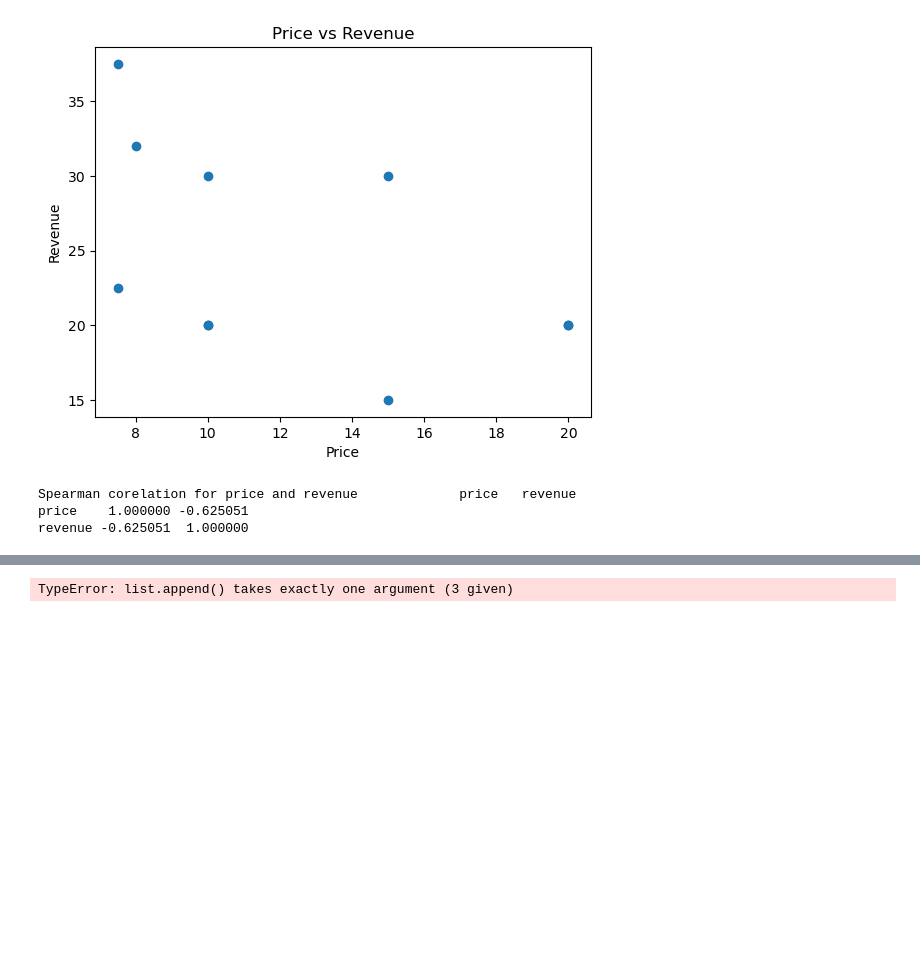
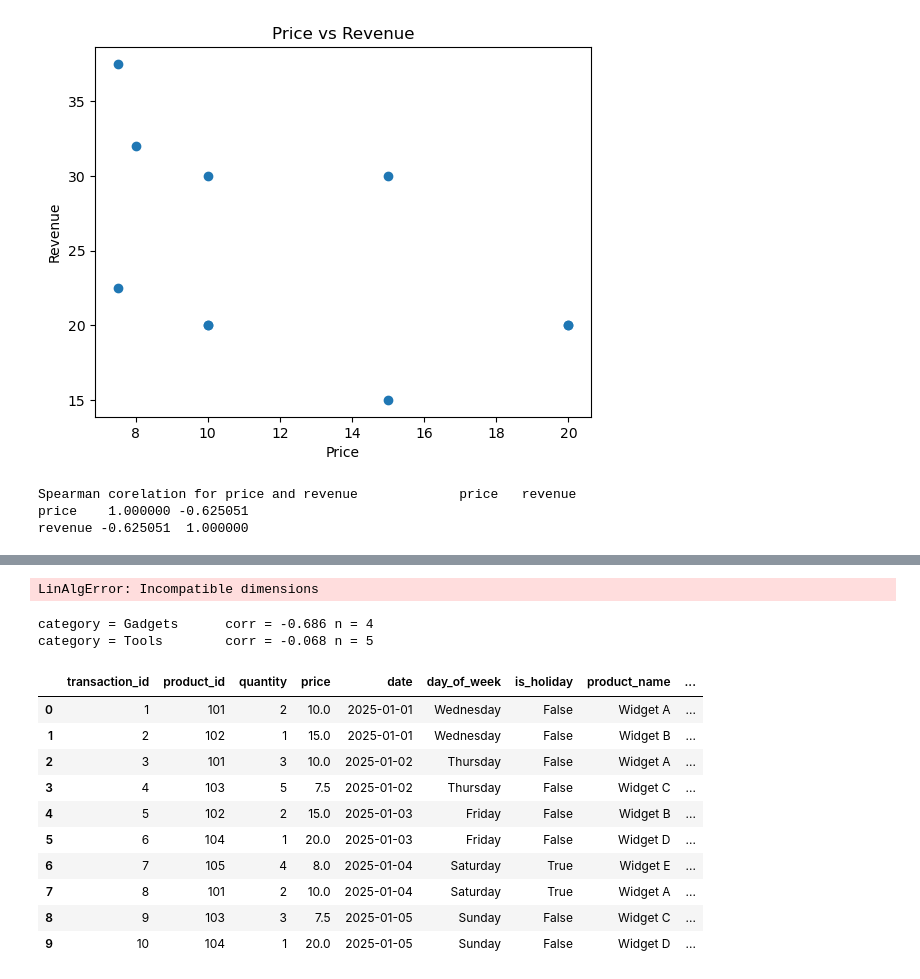
Before and after one commit to JudeMirac/Data-Science-Boot-Camp-, a Jupyter notebook: Week2 - draft.ipynb, the cells around one changed output, grey strips where cells are left out. Drawn from its saved outputs; the diff is of its cells as text; code cells hidden in the pictures; blank space fills up the shorter version.

```diff
--- a/Week2 - draft.ipynb
+++ b/Week2 - draft.ipynb
@@ -292,20 +271,70 @@ Partial corr(price, revenue | quantity): 0.7003261577899476
+# %%
+#partial corr
+
+df3 = df[['price', 'revenue', 'quantity']].dropna()
+
+# Create the function
+def residualize(y,x):
+    x = np.column_stack(np.ones(len(x))) # Design Matrix
+    beta, *_ = np.linalg.lstsq(x, y, rcond = None) # Coefficents for Intercept and Slope
+    y_yhat = x @ beta
+    return y - y_yhat
+
+rev_resid = residualize(df3['revenue'].to_numpy(),  df3['quantity'].to_numpy())
+price_resid = residualize(df3['price'].to_numpy(),    df3['quantity'].to_numpy())
+
+# Correlation of residuals = partial correlation (linear control)
+partial_corr = np.corrcoef(price_resid, rev_resid)[0, 1]
+print("Partial corr(price, revenue | quantity):", partial_corr)
+# %% [output]
+LinAlgError: Incompatible dimensions
 # %%
 # Simpson Paradox correlation
 
-out = []
+out = [] # Create list object
 for cat, sub in df.groupby('category'):
-    sub2 = sub[['price','revenue']].dropna() # drop nan values
-    if len(sub2) >= 3:  # need a few rows to be meaningful
-        c = sub2.corr().loc['price','revenue'] #compute correlation
-        out.append((cat, c, len(sub2))) # add to lists
+    sub2 = sub[['price', 'revenue']].dropna() # drop any nan values
+    if len(sub2) >=3: # Length of rows
+        c = sub2.corr().loc['price', 'revenue'] # Find correlation between the two features
+        out.append((cat, c, len(sub2))) # Add it to the list
 
+#Print Results
 for cat, c, n in out:
-    print(f"Category={cat:12s}  corr={c: .3f}  n={n}")
+    print(f'category = {cat:12s} corr = {c:.3f} n = {n}')
+# %% [output]
+category = Gadgets      corr = -0.686 n = 4
+category = Tools        corr = -0.068 n = 5
 # %%
+#Import standardization
+from sklearn.preprocessing import StandardScaler
+
 # Standardize the data
-scaled_data = df]'price', 'revenue', 'quantity']]
+scaler = StandardScaler()
+scaled_data = df[['price', 'revenue', 'quantity']]
+
+#Fit to transform
+scaled_array = scaler.fit_transform(scaled_data)
+
+#Import into dataframe
+df = df.assign(
+    price_std = scaled_array[:,0],
+    revenue_std = scaled_array[:,1],
+    quantity_std = scaled_array[:,2]
+)
+
+df
 # %% [output]
-TypeError: list.append() takes exactly one argument (3 given)
+|  | transaction_id | product_id | quantity | price | date | day_of_week | is_holiday | product_name | ... |
+| 0 | 1 | 101 | 2 | 10.0 | 2025-01-01 | Wednesday | False | Widget A | ... |
+| 1 | 2 | 102 | 1 | 15.0 | 2025-01-01 | Wednesday | False | Widget B | ... |
+| 2 | 3 | 101 | 3 | 10.0 | 2025-01-02 | Thursday | False | Widget A | ... |
+| 3 | 4 | 103 | 5 | 7.5 | 2025-01-02 | Thursday | False | Widget C | ... |
+| 4 | 5 | 102 | 2 | 15.0 | 2025-01-03 | Friday | False | Widget B | ... |
+| 5 | 6 | 104 | 1 | 20.0 | 2025-01-03 | Friday | False | Widget D | ... |
+| 6 | 7 | 105 | 4 | 8.0 | 2025-01-04 | Saturday | True | Widget E | ... |
+| 7 | 8 | 101 | 2 | 10.0 | 2025-01-04 | Saturday | True | Widget A | ... |
+| 8 | 9 | 103 | 3 | 7.5 | 2025-01-05 | Sunday | False | Widget C | ... |
+| 9 | 10 | 104 | 1 | 20.0 | 2025-01-05 | Sunday | False | Widget D | ... |
 # %%
 #Transform category into 0's and 1's
 
```
Also changed, not shown: parts of 2 cells of this notebook.
